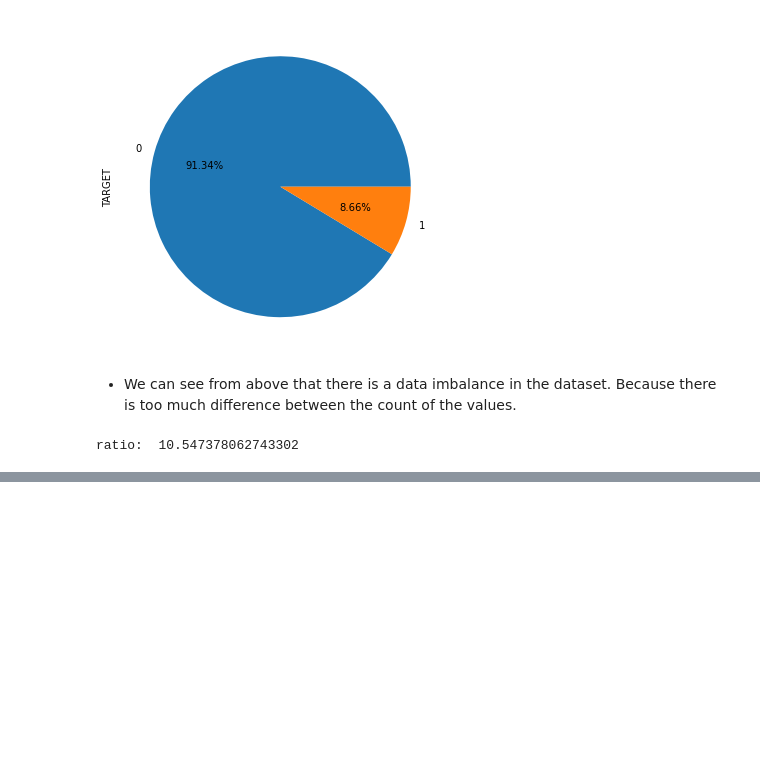
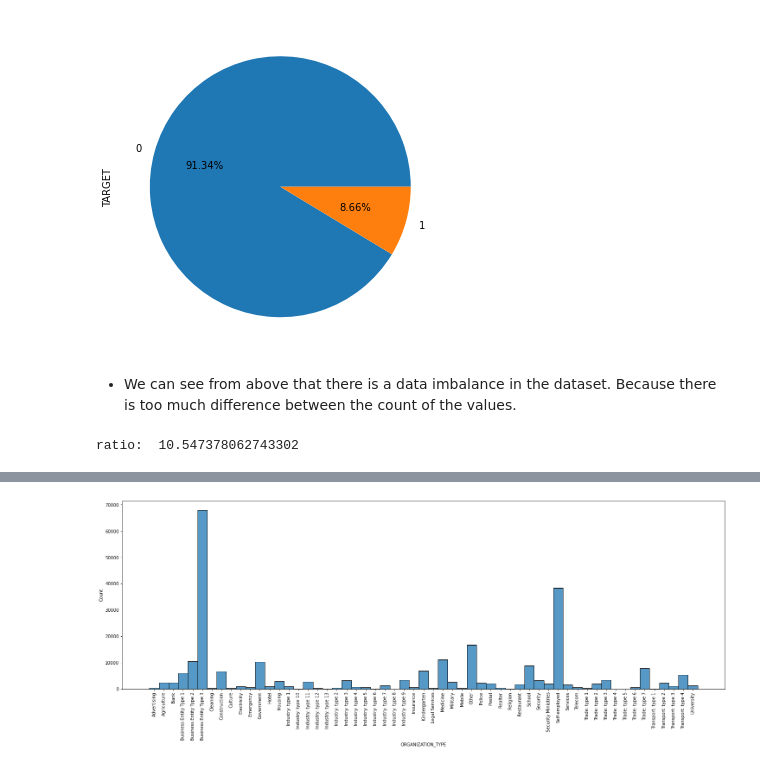
Before and after one commit to Boken19/Case_Studies, a Jupyter notebook: Credit EDA case study/Credit_EDA_case_study.ipynb, the cells around one changed output, grey strips where cells are left out. Drawn from its saved outputs; the diff is of its cells as text; code cells hidden in the pictures; blank space fills up the shorter version.

```diff
--- a/Credit EDA case study/Credit_EDA_case_study.ipynb
+++ b/Credit EDA case study/Credit_EDA_case_study.ipynb
@@ -454,0 +480,7 @@ ratio:  10.547378062743302
+# %%
+plt.figure(figsize = (25,8))
+sns.histplot(data['ORGANIZATION_TYPE'].sort_values())
+plt.xticks(rotation = 90)
+plt.show()
+# %% [output]
+[figure, added]
```
Also changed, not shown: parts of 12 cells of this notebook.
